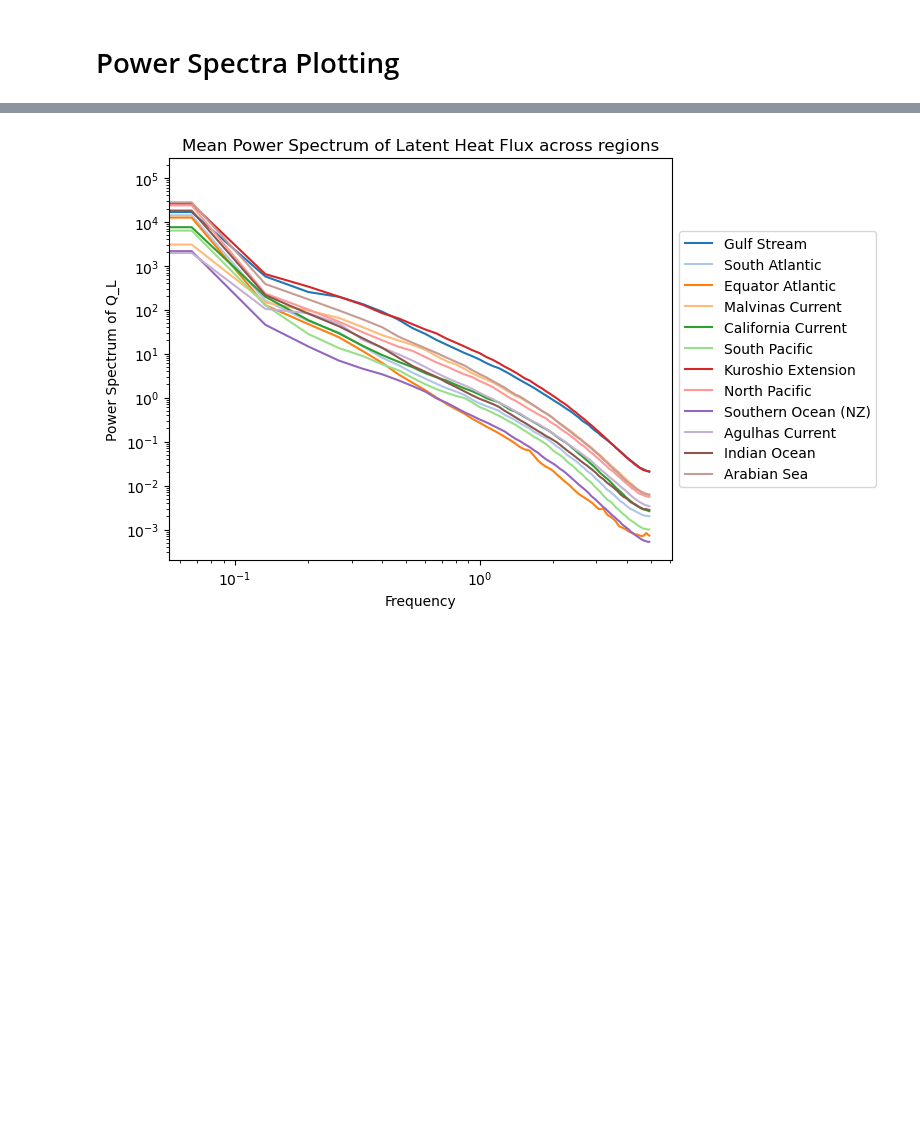
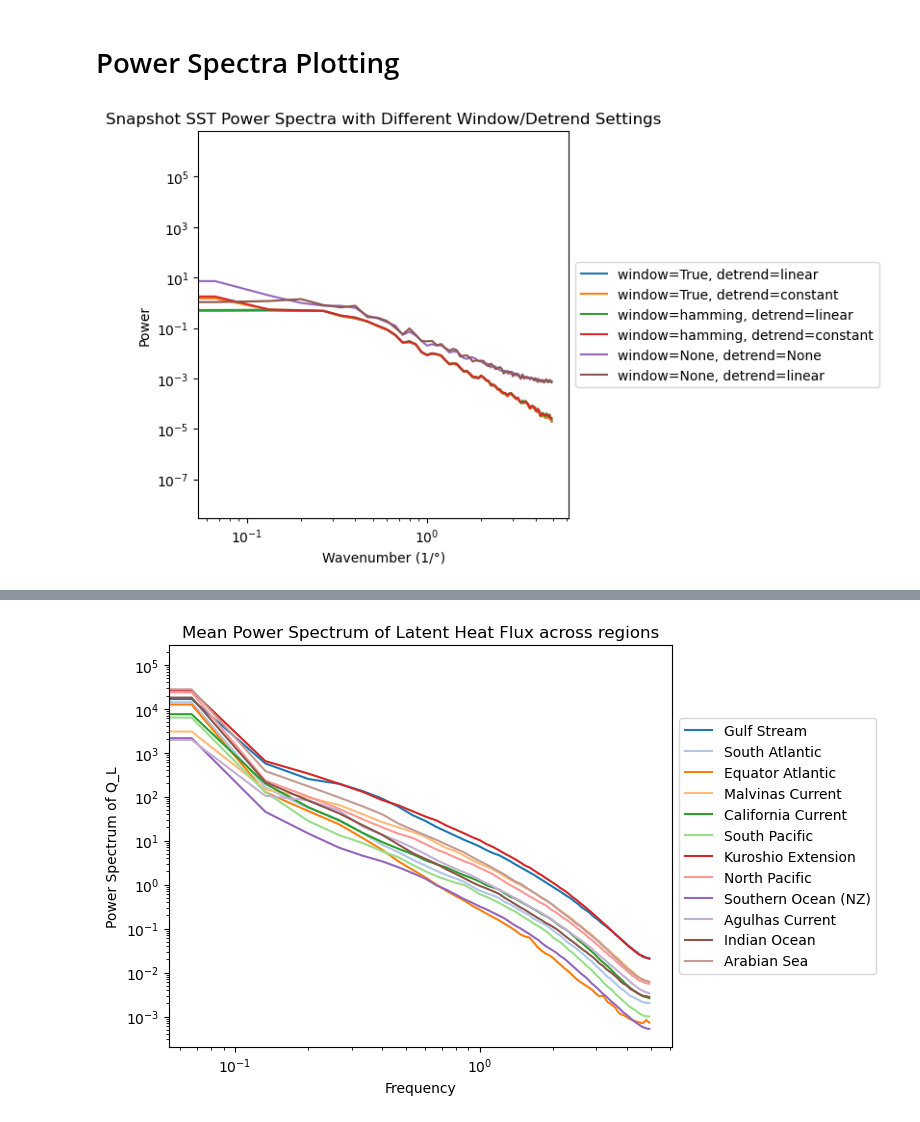
Before and after one commit to ocean-transport/air-sea-ML, a Jupyter notebook: cross_spectrum_figGen.ipynb, the cells around one changed output, grey strips where cells are left out. Drawn from its saved outputs; the diff is of its cells as text; code cells hidden in the pictures; blank space fills up the shorter version.

```diff
--- a/cross_spectrum_figGen.ipynb
+++ b/cross_spectrum_figGen.ipynb
@@ -251,3 +251,47 @@ CPU times: user 10min 36s, sys: 1min 19s, total: 11min 55s
 Wall time: 2h 26min 22s
 # %% [markdown]
 # Power Spectra Plotting
+# %%
+plt.figure(figsize=(8,5))
+colors = plt.get_cmap('tab10').colors
+
+SST = cropped_boxes_HR[0].surface_temp
+SST_t = SST.isel(time=0).chunk({"xt_ocean": -1, "yt_ocean": -1})
+
+# Different kwargs
+settings = [
+    {"window": True, "detrend": "linear"},
+    {"window": True, "detrend": "constant"},
+    {"window": "hamming", "detrend": "linear"},
+    {"window": "hamming", "detrend": "constant"},
+    {"window": None, "detrend": None},
+    {"window": None, "detrend": "linear"},
+]
+
+for i, opts in enumerate(settings):
+    ps_t = xrft.power_spectrum(
+        SST_t,
+        dim="xt_ocean",
+        **opts
+    ).mean(dim="yt_ocean")
+
+    # Convert kwargs dict to a string for label
+    label_str = ", ".join(f"{k}={v}" for k, v in opts.items())
+
+    plt.plot(
+        ps_t["freq_xt_ocean"],
+        ps_t,
+        label=label_str,
+        color=colors[i]
+    )
+
+plt.xlabel(r"Wavenumber (1/°)")
+plt.xscale("log")
+plt.yscale("log")
+plt.ylabel("Power")
+plt.title("Snapshot SST Power Spectra with Different Window/Detrend Settings")
+plt.legend(loc="center left", bbox_to_anchor=(1, 0.5))
+plt.tight_layout()
+plt.show()
+# %% [output]
+[figure, added]
```
Also changed, not shown: parts of 25 cells of this notebook, 1 other file.
